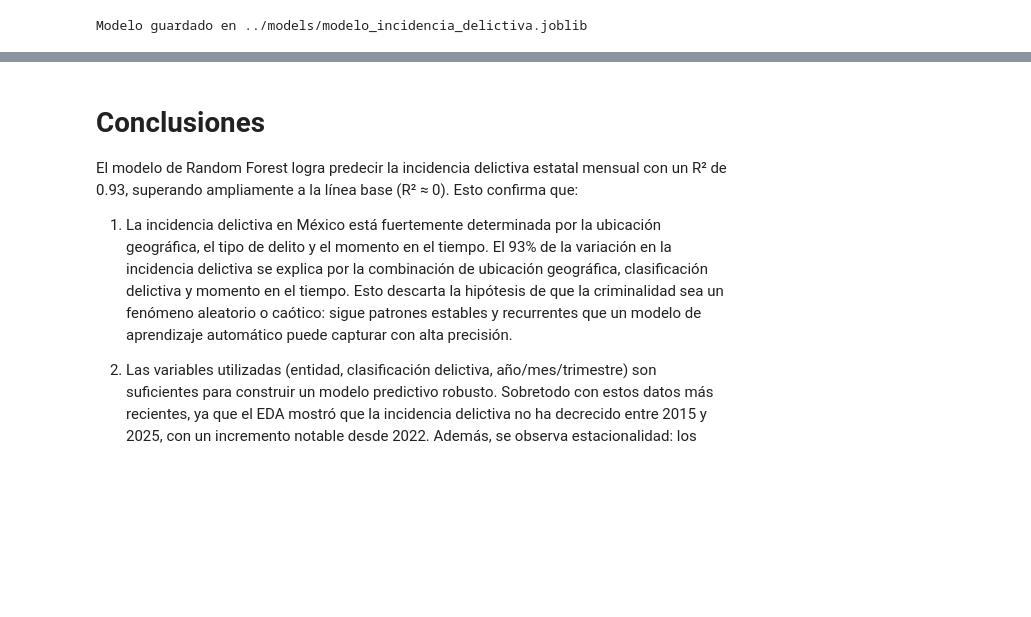
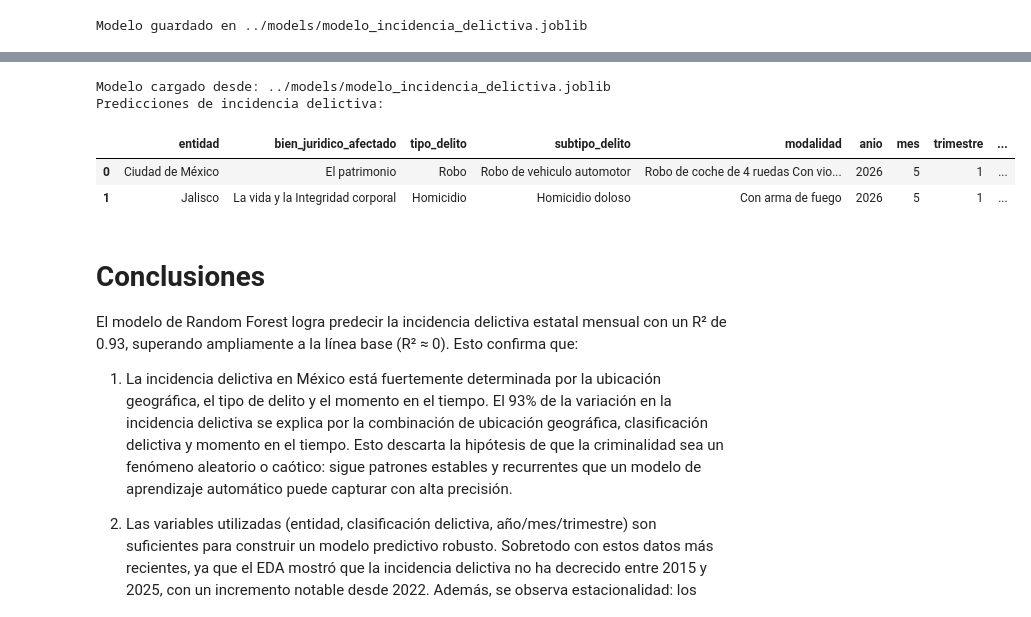
Before and after one commit to wallsified/proyecto-final-aymdd, a Jupyter notebook: notebooks/model.ipynb, the cells around one changed output, grey strips where cells are left out. Drawn from its saved outputs; the diff is of its cells as text; code cells hidden in the pictures; blank space fills up the shorter version.

Commit message:
feat/docs: ejemplo de predicción del modelo

```diff
--- a/notebooks/model.ipynb
+++ b/notebooks/model.ipynb
@@ -242,3 +253,40 @@ Modelo guardado en ../models/modelo_incidencia_delictiva.joblib
+# %%
+modelo = cargar_modelo("../models/modelo_incidencia_delictiva.joblib")
+
+# Preparación de los datos de entrada
+# Las features deben coincidir con las usadas en el entrenamiento:
+# - Categóricas: entidad, bien_juridico_afectado, tipo_delito, subtipo_delito, modalidad
+# - Numéricas: anio, mes, trimestre
+
+datos_ejemplo = pd.DataFrame(
+    {
+        "entidad": ["Ciudad de México", "Jalisco"],
+        "bien_juridico_afectado": ["El patrimonio", "La vida y la Integridad corporal"],
+        "tipo_delito": ["Robo", "Homicidio"],
+        "subtipo_delito": ["Robo de vehiculo automotor", "Homicidio doloso"],
+        "modalidad": ["Robo de coche de 4 ruedas Con violencia", "Con arma de fuego"],
+        "anio": [2026, 2026],
+        "mes": [5, 5],
+        "trimestre": [1, 1],
+    }
+)
+
+
+# El modelo predice en escala logarítmica (log1p), por lo que debemos invertir la transformación
+predicciones_log = modelo.predict(datos_ejemplo)
+predicciones = np.expm1(predicciones_log)  # Inversión de log1p
+
+resultados = datos_ejemplo.copy()
+resultados["incidencia_predicha"] = predicciones.round(0).astype(int)
+
+print("Predicciones de incidencia delictiva:")
+resultados
+# %% [output]
+Modelo cargado desde: ../models/modelo_incidencia_delictiva.joblib
+Predicciones de incidencia delictiva:
+|  | entidad | bien_juridico_afectado | tipo_delito | subtipo_delito | modalidad | anio | mes | trimestre | ... |
+| 0 | Ciudad de México | El patrimonio | Robo | Robo de vehiculo automotor | Robo de coche de 4 ruedas Con vio... | 2026 | 5 | 1 | ... |
+| 1 | Jalisco | La vida y la Integridad corporal | Homicidio | Homicidio doloso | Con arma de fuego | 2026 | 5 | 1 | ... |
 # %% [markdown]
 # Conclusiones
 
```
Also changed, not shown: parts of 5 cells of this notebook, 16 other files.
